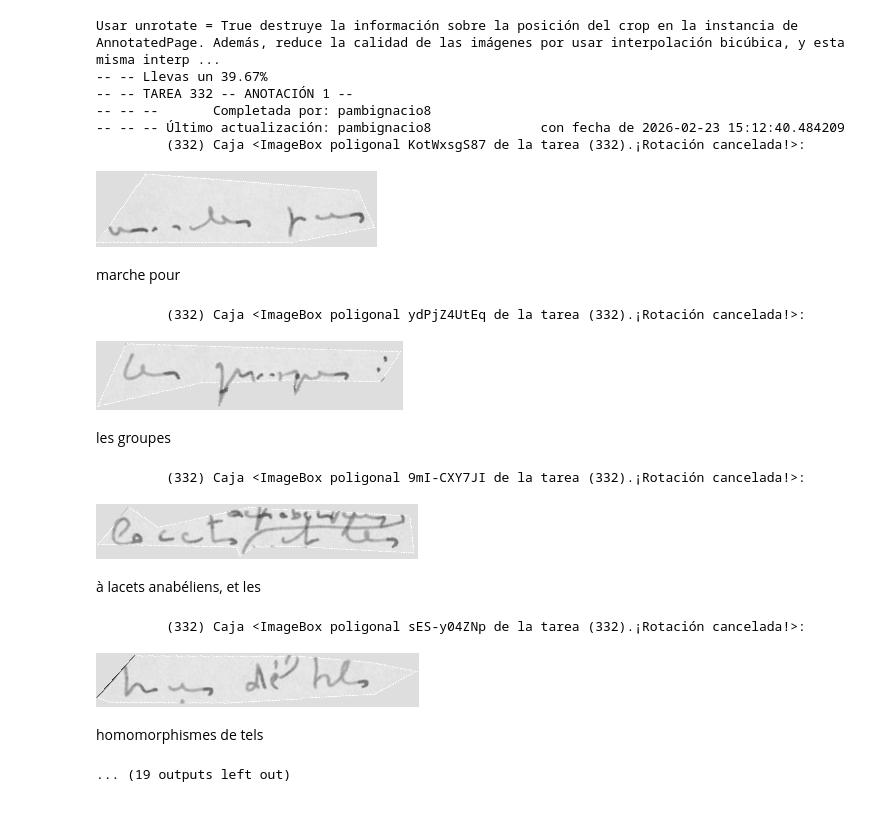
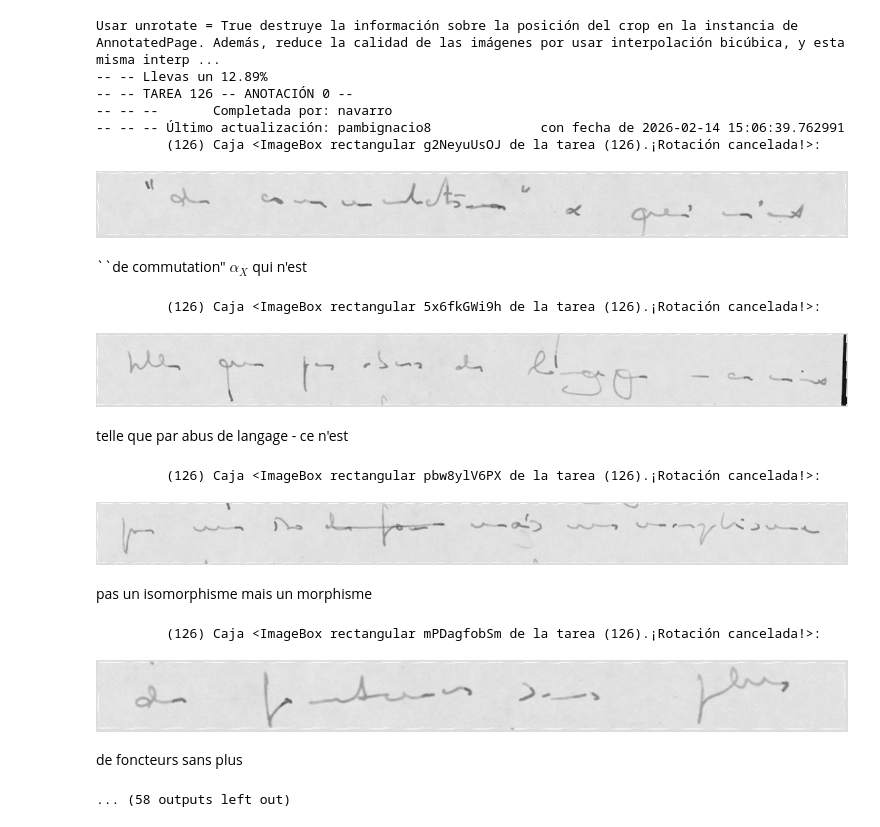
Before and after one commit to ignaciomcerezo/CropgeneratorOOP, a Jupyter notebook: processing/checks/visual_check.ipynb, the cells around one changed output. Cells and saved outputs as stored; diff of their text form; code cells hidden in the pictures.

```diff
--- a/processing/checks/visual_check.ipynb
+++ b/processing/checks/visual_check.ipynb
@@ -7,58 +7,62 @@ from preprocessing.classes.AnnotatedPage import AnnotatedPage
 from PIL import Image
 
 LS = LabelStudioInterface()
-LS_export_data = LS.raw_tasks()
+LS_export_data = LS.raw_tasks
 
 #cajas revisadas hasta la 341.
 max_revised = 125 #poner aquí la página por la que se está revisando.
 
+INVERSE_ORDER = False
+
 tasks = [task for task in sorted(LS_export_data, key = lambda task : task["id"]) if task["id"] > max_revised]
+
+if INVERSE_ORDER:
+    tasks = tasks[::-1]
+
 for task in tasks:
     task_id = task["id"]
-    if int(task_id) != 332:
-        continue
 
     img = Image.open(get_image_path_from_task(task))
 
 
     for (k,ann) in enumerate(task["annotations"]):
         Ann = AnnotatedPage(ann, task_id, img, unrotate = True, cc_ordering = True)
-        print(f"-- -- Llevas un {len([x for x in LS.raw_tasks() if x["id"] <= task_id]) / len(LS_export_data) * 100:.2f}%")
+        print(f"-- -- Llevas un {len([x for x in LS.raw_tasks if x["id"] <= task_id]) / len(LS_export_data) * 100:.2f}%")
         print(f"-- -- TAREA {task_id} -- ANOTACIÓN {k} --")
         print(f"-- -- --       Completada por: {Ann.completer:<25}")
         print(f"-- -- -- Último actualización: {Ann.updater:<25} con fecha de {Ann.last_update_time}")
         boxes_by_height = sorted(list(Ann.image_boxes.values()), key = lambda box: (box.polygon.centroid.y, box.polygon.centroid.x))
 
 
         for (i, box) in enumerate(boxes_by_height):
             print(f"\t ({task_id}) Caja {repr(box)}:")
             #no generamos el recorte tal cual, sino que lo metemos
             #en un rectángulo (esto hace más fácil leer)
             display(Ann.generate_collage([box.id]))
             display(Latex(box.associated_fragments[0].text))
             print("\n")
 
         a = input("Continuamos? (vacío para continuar)")
         if a.lower() != "":
             raise KeyboardInterrupt("Se ha parado el proceso")
 
         clear_output(wait = True)
 # %% [output]
 Usar unrotate = True destruye la información sobre la posición del crop en la instancia de AnnotatedPage. Además, reduce la calidad de las imágenes por usar interpolación bicúbica, y esta misma interp ...
--- -- Llevas un 39.67%
--- -- TAREA 332 -- ANOTACIÓN 1 --
--- -- --       Completada por: pambignacio8
--- -- -- Último actualización: pambignacio8              con fecha de 2026-02-23 15:12:40.484209
-         (332) Caja <ImageBox poligonal KotWxsgS87 de la tarea (332).¡Rotación cancelada!>:
+-- -- Llevas un 12.89%
+-- -- TAREA 126 -- ANOTACIÓN 0 --
+-- -- --       Completada por: navarro
+-- -- -- Último actualización: pambignacio8              con fecha de 2026-02-14 15:06:39.762991
+         (126) Caja <ImageBox rectangular g2NeyuUsOJ de la tarea (126).¡Rotación cancelada!>:
-[figure, old version]
+[figure, new version]
-marche pour
+``de commutation" $\alpha_X$ qui n'est
-         (332) Caja <ImageBox poligonal ydPjZ4UtEq de la tarea (332).¡Rotación cancelada!>:
+         (126) Caja <ImageBox rectangular 5x6fkGWi9h de la tarea (126).¡Rotación cancelada!>:
-[figure, old version]
+[figure, new version]
-les groupes
+telle que par abus de langage - ce n'est
-         (332) Caja <ImageBox poligonal 9mI-CXY7JI de la tarea (332).¡Rotación cancelada!>:
+         (126) Caja <ImageBox rectangular pbw8ylV6PX de la tarea (126).¡Rotación cancelada!>:
-[figure, old version]
+[figure, new version]
-à lacets anabéliens, et les
+pas un isomorphisme mais un morphisme
-         (332) Caja <ImageBox poligonal sES-y04ZNp de la tarea (332).¡Rotación cancelada!>:
+         (126) Caja <ImageBox rectangular mPDagfobSm de la tarea (126).¡Rotación cancelada!>:
-[figure, old version]
+[figure, new version]
-homomorphismes de tels
+de foncteurs sans plus
-... (19 outputs left out)
+... (58 outputs left out)
```
Also changed, not shown: 8 other files.
